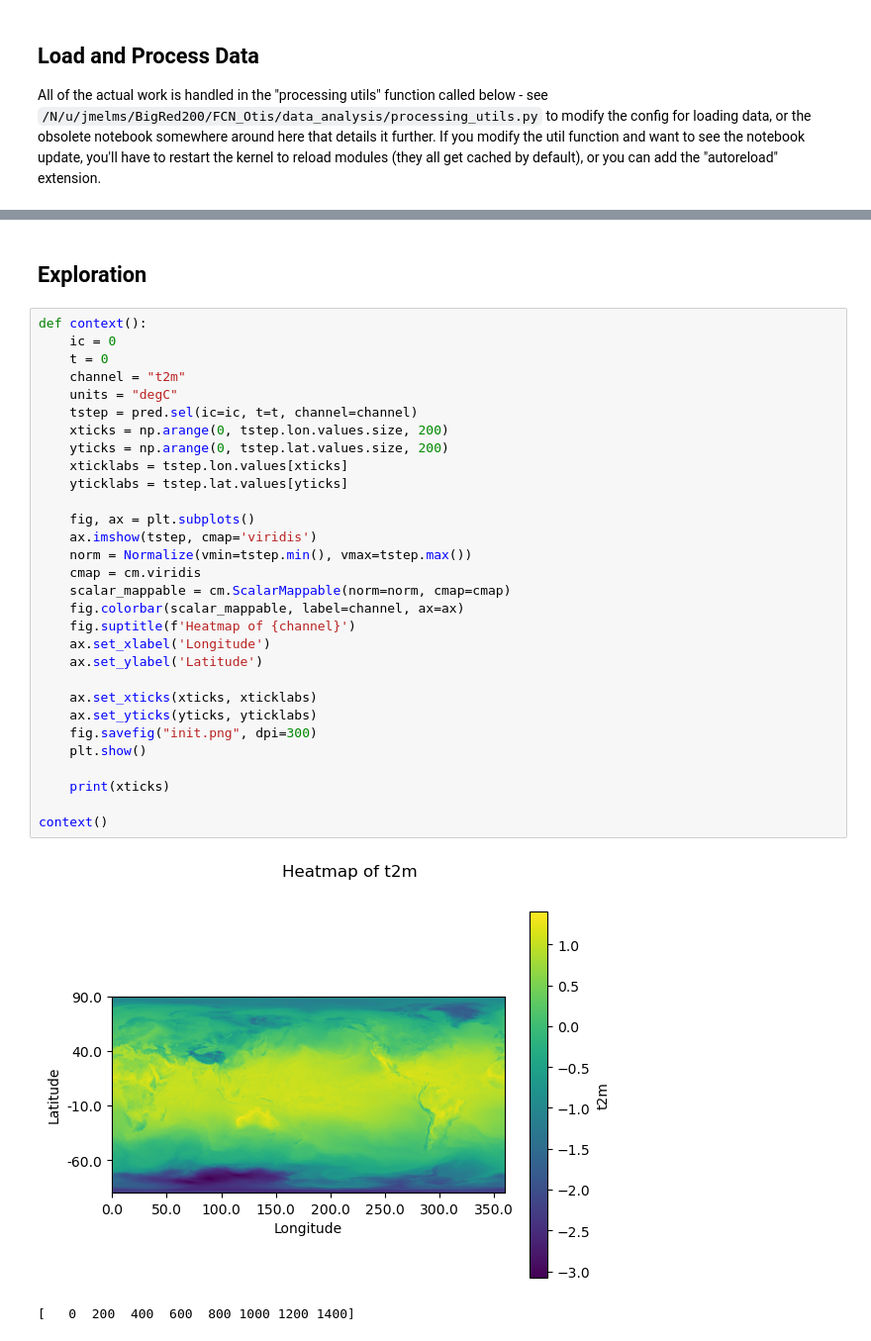
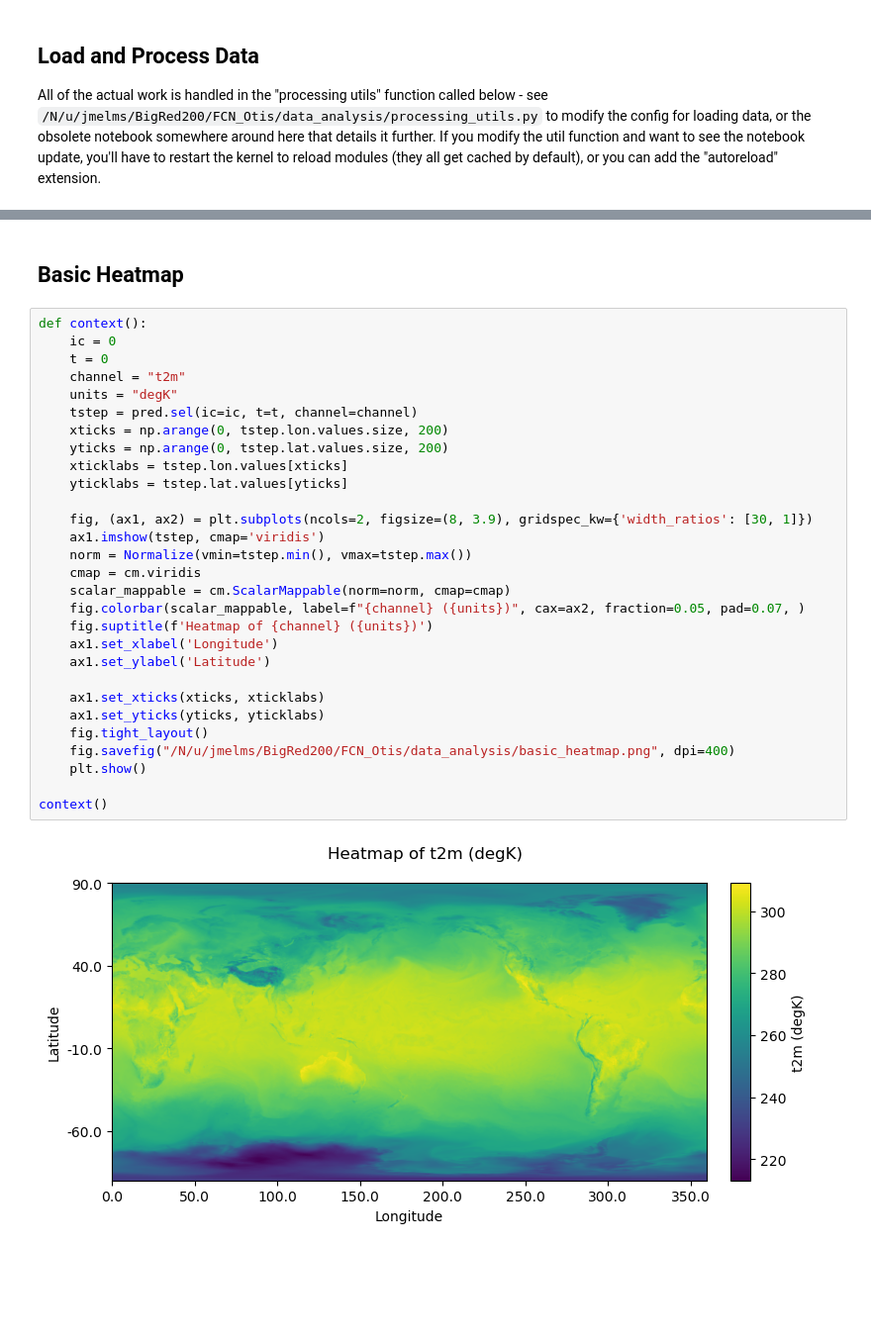
Before and after one commit to Joshua-Elms/otis_forecasting, a Jupyter notebook: data_analysis/main.ipynb, the cells around one changed output, grey strips where cells are left out. Shown: that part at 99% size. Drawn from its saved outputs; the diff is of its cells as text; blank space fills up the shorter version.

```diff
--- a/data_analysis/main.ipynb
+++ b/data_analysis/main.ipynb
@@ -50,38 +61,36 @@ Coordinates:
   * lon      (lon) float32 0.0 0.25 0.5 0.75 1.0 ... 359.0 359.2 359.5 359.8
   * channel  (channel) <U5 'u10' 'v10' 't2m' 'sp' ... 'z50' 'r500' 'r850' 'tcwv'
 Dimensions without coordinates: ic, t
-# %% [markdown]
-## Exploration
+# %% [markdown]
+## Basic Heatmap
 # %%
 def context():
     ic = 0
     t = 0
     channel = "t2m"
-    units = "degC"
+    units = "degK"
     tstep = pred.sel(ic=ic, t=t, channel=channel)
     xticks = np.arange(0, tstep.lon.values.size, 200)
     yticks = np.arange(0, tstep.lat.values.size, 200)
     xticklabs = tstep.lon.values[xticks]
     yticklabs = tstep.lat.values[yticks]
 
-    fig, ax = plt.subplots()
-    ax.imshow(tstep, cmap='viridis')
+    fig, (ax1, ax2) = plt.subplots(ncols=2, figsize=(8, 3.9), gridspec_kw={'width_ratios': [30, 1]})
+    ax1.imshow(tstep, cmap='viridis')
     norm = Normalize(vmin=tstep.min(), vmax=tstep.max())
     cmap = cm.viridis
     scalar_mappable = cm.ScalarMappable(norm=norm, cmap=cmap)
-    fig.colorbar(scalar_mappable, label=channel, ax=ax)
-    fig.suptitle(f'Heatmap of {channel}')
-    ax.set_xlabel('Longitude')
-    ax.set_ylabel('Latitude')
+    fig.colorbar(scalar_mappable, label=f"{channel} ({units})", cax=ax2, fraction=0.05, pad=0.07, )
+    fig.suptitle(f'Heatmap of {channel} ({units})')
+    ax1.set_xlabel('Longitude')
+    ax1.set_ylabel('Latitude')
 
-    ax.set_xticks(xticks, xticklabs)
-    ax.set_yticks(yticks, yticklabs)
-    fig.savefig("init.png", dpi=300)
+    ax1.set_xticks(xticks, xticklabs)
+    ax1.set_yticks(yticks, yticklabs)
+    fig.tight_layout()
+    fig.savefig("/N/u/jmelms/BigRed200/FCN_Otis/data_analysis/basic_heatmap.png", dpi=400)
     plt.show()
 
-    print(xticks)
-
 context()
 # %% [output]
-[figure, old version]
+[figure, new version]
-[   0  200  400  600  800 1000 1200 1400]
```
Also changed, not shown: parts of 3 cells of this notebook, 4 other files.
